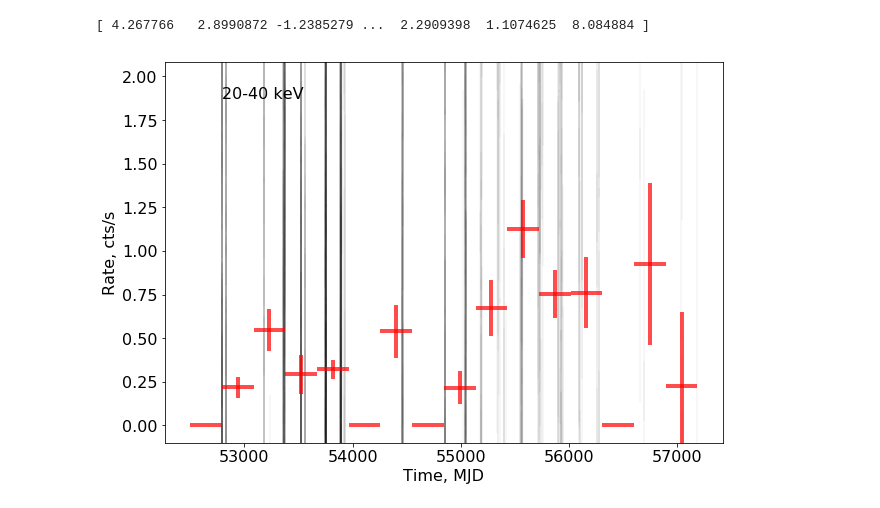
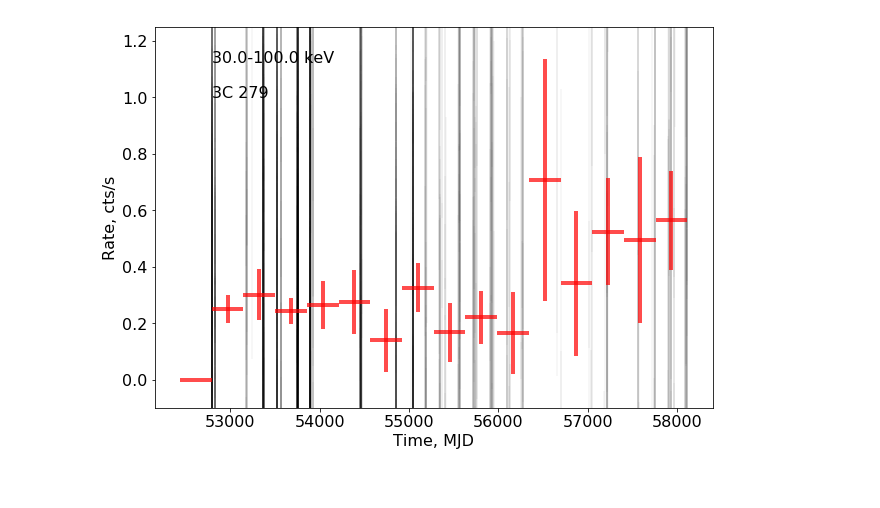
Before and after one commit to oda-hub/oda_api_benchmark, a Jupyter notebook: examples/3C279_lc.ipynb, the cells around one changed output. Cells and saved outputs as stored; diff of their text form; code cells hidden in the pictures.

```diff
--- a/examples/3C279_lc.ipynb
+++ b/examples/3C279_lc.ipynb
@@ -131,18 +156,16 @@ Table length=6
 api_cat=data.dispatcher_catalog_1.get_api_dictionary()
 # %%
 lc_results=[]
-for i in range(len(scw_lists)):
+for i in range(len(scw_lists_osa10)):
     print(i)
     data=disp.get_product(instrument='isgri',
                         product='isgri_lc',
-                        scw_list=scw_lists[i],
+                        scw_list=scw_lists_osa10[i],
                         E1_keV=E1_keV,
                         E2_keV=E2_keV,
-                        query_type='Real',
                         osa_version='OSA10.2',
                         RA=ra,
                         DEC=dec,
-                        product_type='Real',
                         time_bin=time_bin,
                         selected_catalog=api_cat)
     lc_results.append(data)
@@ -165,2 +188,17 @@ api True
 
 query done succesfully!
+# %%
+lc_results1=[]
+for i in range(len(scw_lists_osa11)):
+    print(i)
+    data=disp.get_product(instrument='isgri',
+                        product='isgri_lc',
+                        scw_list=scw_lists_osa11[i],
+                        E1_keV=E1_keV,
+                        E2_keV=E2_keV,
+                        osa_version='OSA11.0',
+                        RA=ra,
+                        DEC=dec,
+                        time_bin=time_bin,
+                        selected_catalog=api_cat)
+    lc_results1.append(data)
@@ -188,14 +244,29 @@ for lc in lc_results:
                 backv.append(bv)
             for be in s.data_unit[1].data['BACKE']:
                 backe.append(be)
+for lc in lc_results1:
+    for ID,s in enumerate(lc._p_list):
+        if s.meta_data['src_name']==source_name:
+            i=i+1
+            for tt in s.data_unit[1].data['TIME']:
+                t.append(tt)
+            for rr in s.data_unit[1].data['RATE']:
+                r.append(rr)
+            for ee in s.data_unit[1].data['ERROR']:
+                err.append(ee)
+            for tc in s.data_unit[1].data['TOT_COUNTS']:
+                tot_counts.append(tc)
+            for bv in s.data_unit[1].data['BACKV']:
+                backv.append(bv)
+            for be in s.data_unit[1].data['BACKE']:
+                backe.append(be)
+
 t=np.array(t)
 r=np.array(r)
 err=np.array(err)
 tot_counts=np.array(tot_counts)
 backv=np.array(backv)
 backe=np.array(backe)
-# %% [output]
-[ 4.267766   2.8990872 -1.2385279 ...  2.2909398  1.1074625  8.084884 ]
 # %%
 fig = plt.figure(figsize=(10,7))
 t0=51544
@@ -211,35 +282,37 @@ j=0
 sc=1.
 
 k=0
 while (j<len(time)):
     while ((t[k]+t0<time[j])):
         if (err[k]>0.):
             flux[j]=flux[j]+r[k]/(err[k])**2
             error[j]=error[j]+1./(err[k])**2
         k=k+1
         if (k==len(t)):
             break
     if (k==len(t)):
         break
     else:
         j=j+1
 plt.errorbar(t+t0,r*exp((t+t0-52900)/40000.),yerr=err*exp((t+t0-52900)/40000.),linestyle='none',color='black',alpha=0.03,linewidth=2)
 
 for i in range(len(flux)):
     if(error[i]>0.):
         flux[i]=flux[i]/(error[i])*exp((time_av[i]-52900)/40000.)
         error[i]=1./sqrt(error[i])*exp((time_av[i]-52900)/40000.)
 plt.errorbar(time_av,flux,yerr=error,xerr=dtime/2.,linestyle='none',color='red',alpha=0.7,linewidth=4)
 #plt.plot(time_av,exp((time_av-52900)/40000.)/2)
 plt.tick_params(axis='both', which='major', labelsize=16)
-ymax=1.5*max(flux+error)
+ymax=1.1*max(flux+error)
 plt.ylim(-0.1,ymax)
 plt.xlabel('Time, MJD',fontsize=16)
 plt.ylabel('Rate, cts/s',fontsize=16)
-plt.text(tmin,0.9*ymax, '20-40 keV',fontsize=16)
+plt.text(tmin,0.9*ymax, str(E1_keV)+'-'+str(E2_keV)+' keV',fontsize=16)
+plt.text(tmin,0.8*ymax, source_name,fontsize=16)
+
 name=source_name.replace(" ", "")
 plt.savefig(name+'_lc.pdf',format='pdf',dpi=100)
 # %% [output]
-[figure, old version]
+[figure, new version]
 # %%
 lc_3C279=name+'_lc.pdf'
```
Also changed, not shown: parts of 12 cells of this notebook, 2 other files.
